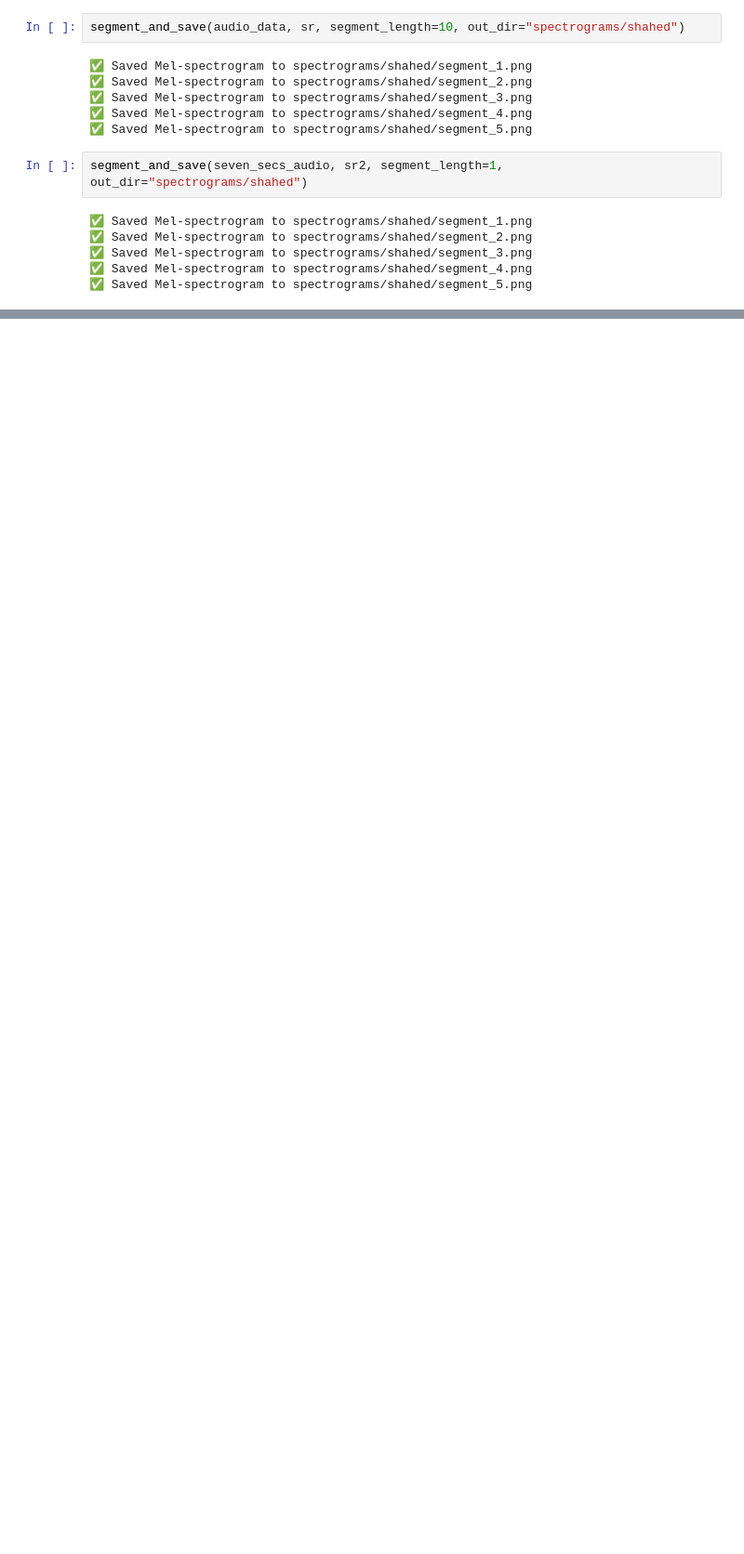
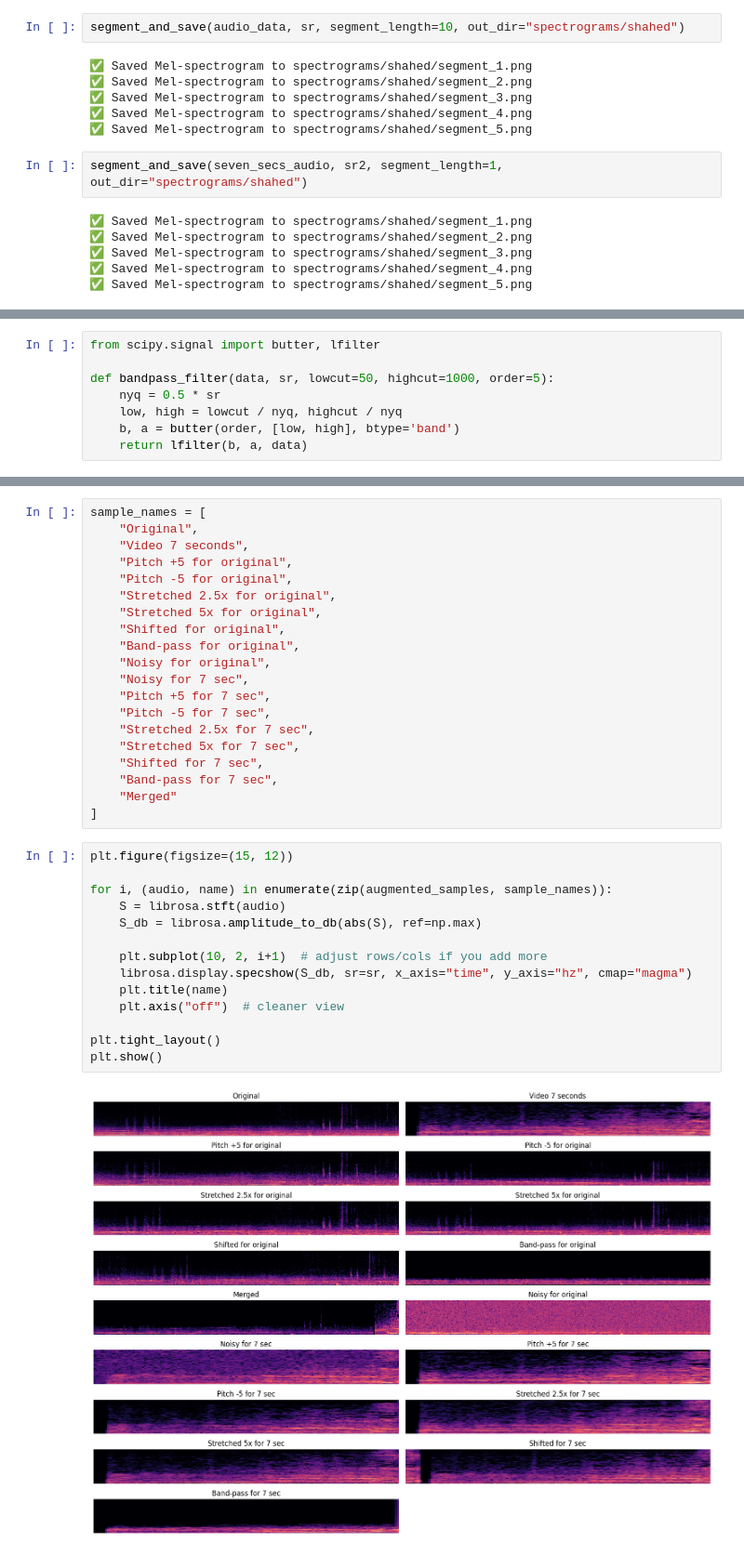
Before and after one commit to nomad-dormouse/acoustic-doa, a Jupyter notebook: notebooks/drone_sample_transformations.ipynb, the cells around one changed output, grey strips where cells are left out. Shown at 93% size. Saved outputs shown, nothing was run; the diff lists cells and outputs as text; blank space fills up the shorter version.

Commit message:
Samples generation added with 2 original audio clips

```diff
--- a/notebooks/drone_sample_transformations.ipynb
+++ b/notebooks/drone_sample_transformations.ipynb
@@ -229,0 +232,8 @@ segment_and_save(seven_secs_audio, sr2, segment_length=1, out_dir="spectrograms/
+# %%
+from scipy.signal import butter, lfilter
+
+def bandpass_filter(data, sr, lowcut=50, highcut=1000, order=5):
+    nyq = 0.5 * sr
+    low, high = lowcut / nyq, highcut / nyq
+    b, a = butter(order, [low, high], btype='band')
+    return lfilter(b, a, data)
@@ -229,0 +260,36 @@ segment_and_save(seven_secs_audio, sr2, segment_length=1, out_dir="spectrograms/
+# %%
+sample_names = [
+    "Original",
+    "Video 7 seconds",
+    "Pitch +5 for original",
+    "Pitch -5 for original",
+    "Stretched 2.5x for original",
+    "Stretched 5x for original",
+    "Shifted for original",
+    "Band-pass for original",
+    "Noisy for original",
+    "Noisy for 7 sec",
+    "Pitch +5 for 7 sec",
+    "Pitch -5 for 7 sec",
+    "Stretched 2.5x for 7 sec",
+    "Stretched 5x for 7 sec",
+    "Shifted for 7 sec",
+    "Band-pass for 7 sec",
+    "Merged"
+]
+# %%
+plt.figure(figsize=(15, 12))
+
+for i, (audio, name) in enumerate(zip(augmented_samples, sample_names)):
+    S = librosa.stft(audio)
+    S_db = librosa.amplitude_to_db(abs(S), ref=np.max)
+
+    plt.subplot(10, 2, i+1)  # adjust rows/cols if you add more
+    librosa.display.specshow(S_db, sr=sr, x_axis="time", y_axis="hz", cmap="magma")
+    plt.title(name)
+    plt.axis("off")  # cleaner view
+
+plt.tight_layout()
+plt.show()
+# %% [output]
+[figure, added]
```
Also changed, not shown: parts of 2 cells of this notebook.
